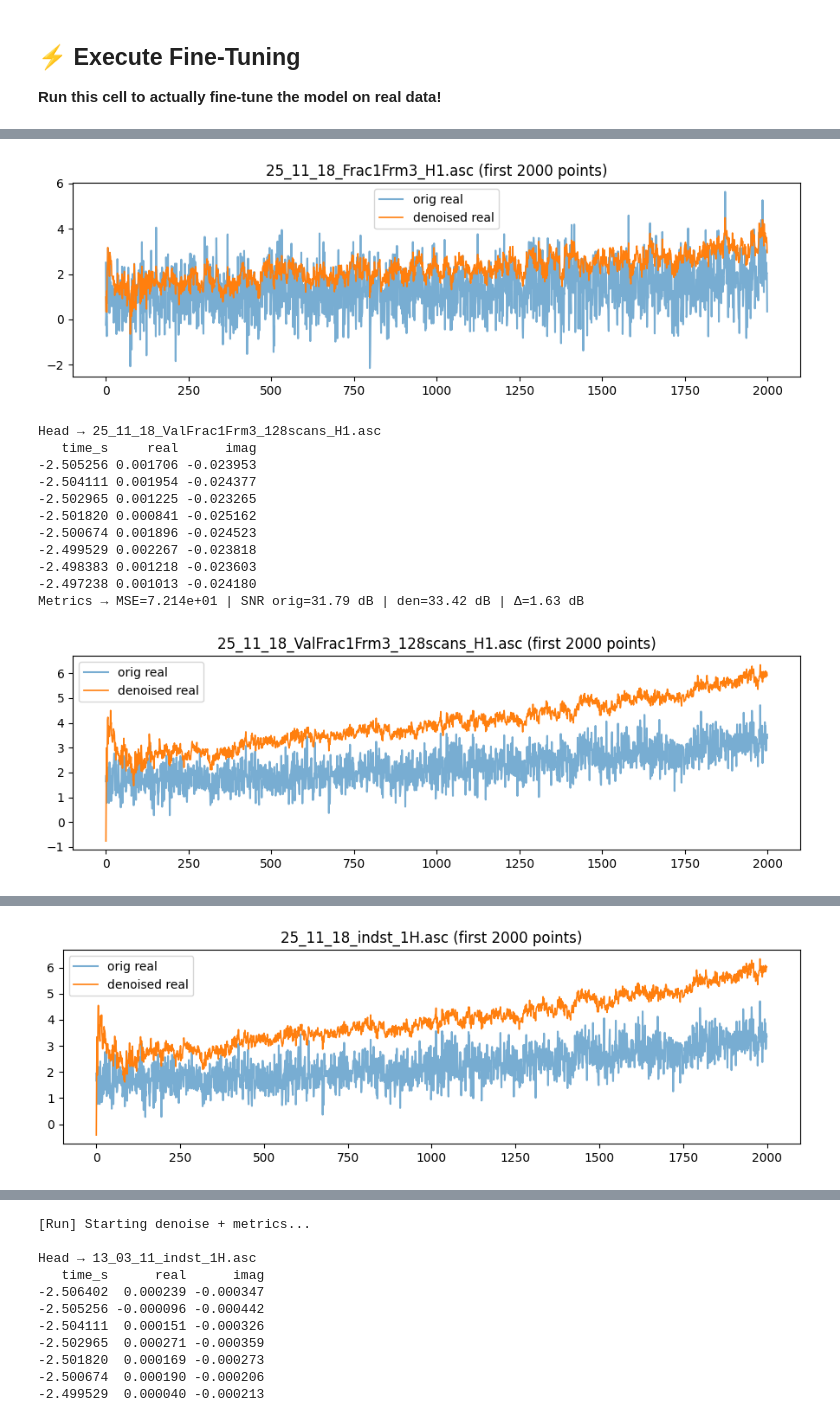
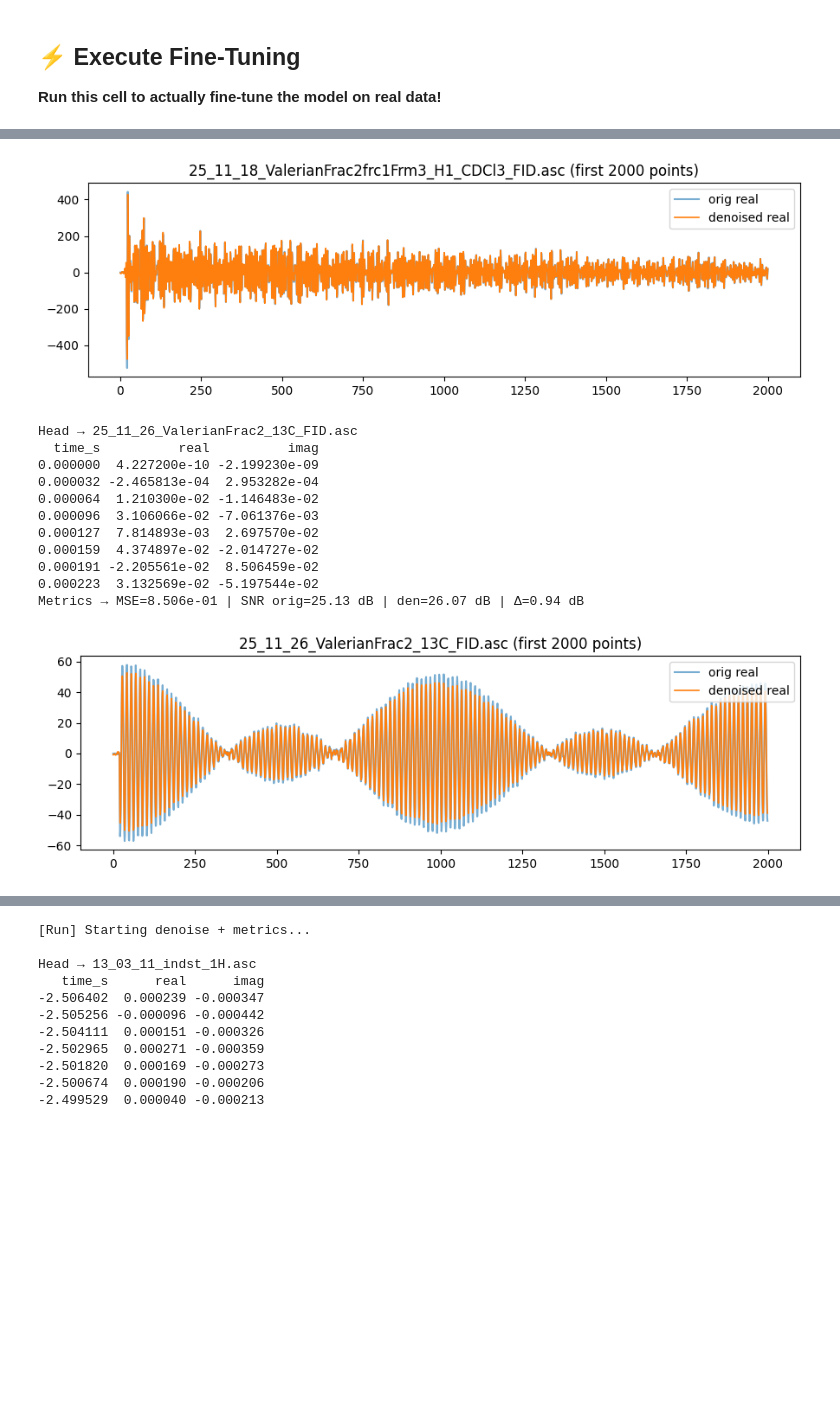
Before and after one commit to Quintinlf/NMR-Project, a Jupyter notebook: deep_learning_model.ipynb, the cells around one changed output, grey strips where cells are left out. Drawn from its saved outputs; the diff is of its cells as text; code cells hidden in the pictures; blank space fills up the shorter version.

```diff
--- a/deep_learning_model.ipynb
+++ b/deep_learning_model.ipynb
@@ -990,15 +990,20 @@ Epoch 4/10 | Loss: 0.3181 | SNR std: 0.030
 
 [NEXT STEP] Now run Cell 15 (prep) then Cell 16 (fine-tuning) to adapt model to real data!
 # %%
-
-# Cell 16 - SIMPLIFIED VERSION (REMOVE dt ARGUMENT)
+# Cell 16 - SIMPLIFIED VERSION (REMOVE dt ARGUMENT) - FIXED TO USE CORRECT DATA
 
 print("[PREP] Preparing real data for fine-tuning...")
 
-# Get all training data files from the training_data subdirectory
-real_fid_files = [f for f in files if "training_data" in f or "Valerian" in f or "indst" in f]
+# ✅ CORRECTED: Use untransformed spectra from correctly_processed_fid/krishna_data
+correct_data_path = r"C:\Users\Windows User\NMR-Project\data\correctly_processed_fid\krishna_data"
+real_fid_files = sorted(glob.glob(os.path.join(correct_data_path, "*.asc")))
+
+print(f"✅ Using UNTRANSFORMED spectra from: {correct_data_path}")
 print(f"Found {len(real_fid_files)} real FID files for fine-tuning")
-print(f"Files: {[os.path.basename(f) for f in real_fid_files[:10]]}...")  # Show first 10
+print(f"Files: {[os.path.basename(f) for f in real_fid_files]}")
+
+if len(real_fid_files) == 0:
+    raise FileNotFoundError(f"No .asc files found in {correct_data_path}!")
 
 real_scales = []
 for fpath in real_fid_files[:min(5, len(real_fid_files))]:
@@ -1353,17 +1359,19 @@ Total training samples per epoch: 124
 
 **Run this cell to actually fine-tune the model on real data!**
 # %%
-# ---- Processing loop (krishna_data only) ----
+# ---- Processing loop (CORRECTED: Use untransformed data from correctly_processed_fid/krishna_data) ----
 rows = []
 previewed = improved = processed = saved = 0
 max_preview = 8  # Fixed: was incorrectly set to []
 nu0_Hz = 399.78219838e6
 
-# Filter for krishna_data folder only
-krishna_files = [f for f in files if "krishna_data" in f.replace("\\", "/")]
-print(f"[Filter] Found {len(krishna_files)} files in krishna_data folder")
+# ✅ CORRECTED: Use untransformed spectra from correctly_processed_fid/krishna_data
+correct_data_path = r"C:\Users\Windows User\NMR-Project\data\correctly_processed_fid\krishna_data"
+krishna_files = sorted(glob.glob(os.path.join(correct_data_path, "*.asc")))
+print(f"✅ Using UNTRANSFORMED spectra from: {correct_data_path}")
+print(f"[Filter] Found {len(krishna_files)} files in correctly_processed_fid/krishna_data folder")
 
-print("[Run] Starting denoise + metrics (krishna_data only)...")
+print("[Run] Starting denoise + metrics (untransformed data only)...")
 for fpath in krishna_files:
     fname = os.path.basename(fpath)
     try:
@@ -1429,7 +1437,7 @@ for fpath in krishna_files:
         continue
 
 summary_df = pd.DataFrame(rows)
-print("\n--- Summary (krishna_data) ---")
+print("\n--- Summary (untransformed krishna_data) ---")
 if not summary_df.empty:
     print(summary_df.to_string(index=False,
                                float_format=lambda x: f"{x:.6g}"))
@@ -1525,13 +1533,13 @@ Metrics → MSE=1.979e+01 | SNR orig=24.22 dB | den=28.21 dB | Δ=4.00 dB
-[figure, old version]
+[figure, new version]
-Head → 25_11_18_ValFrac1Frm3_128scans_H1.asc
-   time_s     real      imag
--2.505256 0.001706 -0.023953
--2.504111 0.001954 -0.024377
--2.502965 0.001225 -0.023265
--2.501820 0.000841 -0.025162
--2.500674 0.001896 -0.024523
--2.499529 0.002267 -0.023818
--2.498383 0.001218 -0.023603
--2.497238 0.001013 -0.024180
-Metrics → MSE=7.214e+01 | SNR orig=31.79 dB | den=33.42 dB | Δ=1.63 dB
+Head → 25_11_26_ValerianFrac2_13C_FID.asc
+  time_s          real          imag
+0.000000  4.227200e-10 -2.199230e-09
+0.000032 -2.465813e-04  2.953282e-04
+0.000064  1.210300e-02 -1.146483e-02
+0.000096  3.106066e-02 -7.061376e-03
+0.000127  7.814893e-03  2.697570e-02
+0.000159  4.374897e-02 -2.014727e-02
+0.000191 -2.205561e-02  8.506459e-02
+0.000223  3.132569e-02 -5.197544e-02
+Metrics → MSE=8.506e-01 | SNR orig=25.13 dB | den=26.07 dB | Δ=0.94 dB
-[figure, old version]
+[figure, new version]
@@ -1549 +1563,0 @@ Metrics → MSE=7.214e+01 | SNR orig=31.79 dB | den=33.41 dB | Δ=1.63 dB
-[figure, removed]
```
Also changed, not shown: parts of 7 cells of this notebook, 4 other files.
